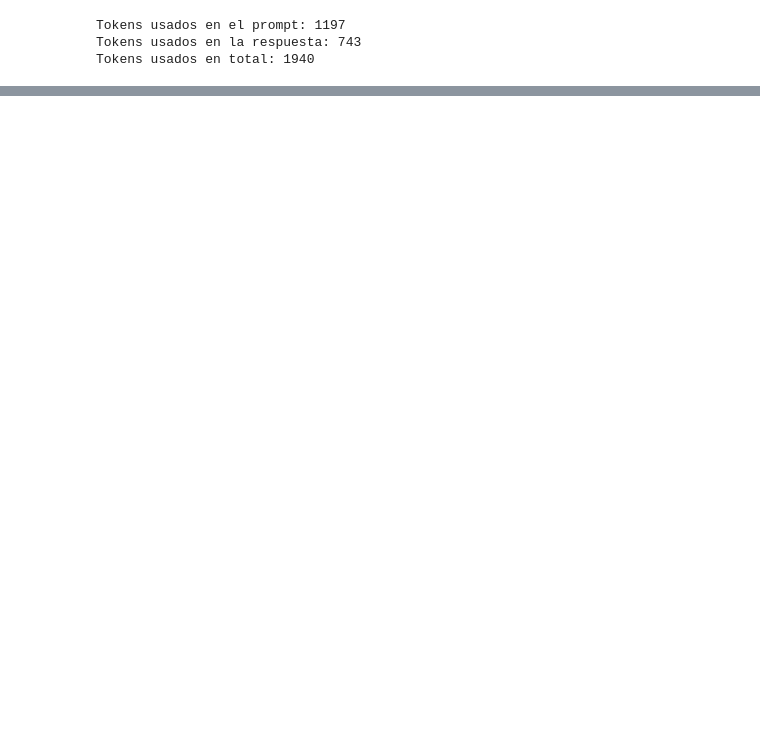
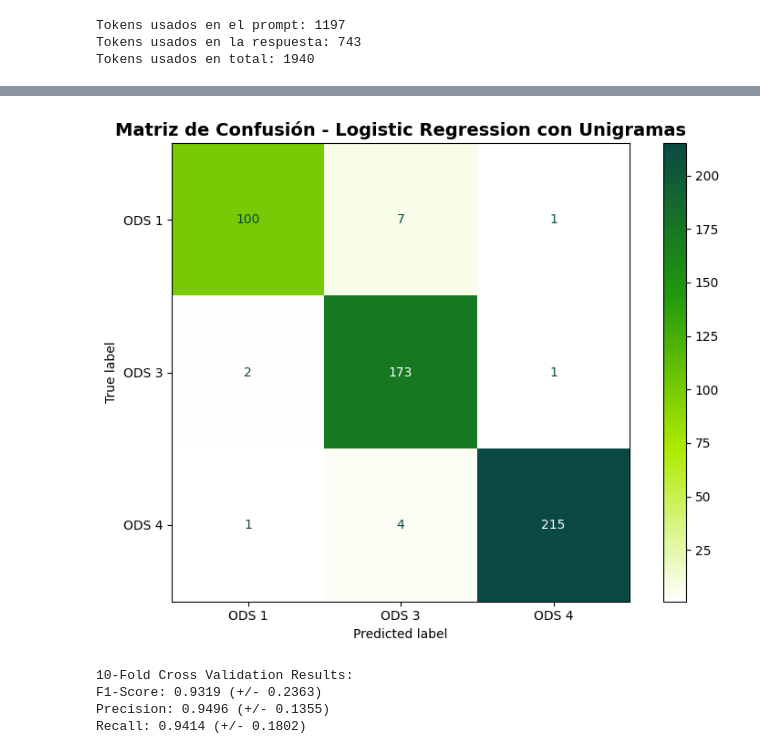
Before and after one commit to BILabsAndProjects/Proyecto1, a Jupyter notebook: proyecto_etapa2.ipynb, the cells around one changed output, grey strips where cells are left out. Saved outputs shown, nothing was run; the diff lists cells and outputs as text; code cells hidden in the pictures; blank space fills up the shorter version.

```diff
--- a/proyecto_etapa2.ipynb
+++ b/proyecto_etapa2.ipynb
@@ -670,0 +748,13 @@ plt.show()
+# %%
+vectorizer_ngram = CountVectorizer(ngram_range=(1,1))
+X_train_vec = vectorizer_ngram.fit_transform(X_train.fillna(""))
+X_val_vec = vectorizer_ngram.transform(X_val.fillna(""))
+X_test_vec = vectorizer_ngram.transform(X_test.fillna(""))
+
+# Entrenamiento
+best_model = LogisticRegression(max_iter=1000, random_state=42)
+best_model.fit(X_train_vec, y_train)
+
+# Validación
+y_val_preds = best_model.predict(X_val_vec)
+print(classification_report(y_val, y_val_preds))
@@ -671 +771,40 @@ plt.show()
+# %%
+
+from matplotlib.colors import LinearSegmentedColormap
+
+# Crear colormap personalizado con los colores especificados que se usan en la ppt
+colors = ['#FFFFFF', '#AEEA00', '#219A0B', '#0B4944']
+custom_cmap = LinearSegmentedColormap.from_list('custom', colors, N=256)
+
+cm = confusion_matrix(y_val, y_val_preds)
+
+# Visualización 1: Usando ConfusionMatrixDisplay de sklearn
+fig, ax = plt.subplots(figsize=(8, 6))
+disp = ConfusionMatrixDisplay(
+    confusion_matrix=cm, display_labels=["ODS 1", "ODS 3", "ODS 4"]
+)
+disp.plot(cmap=custom_cmap, values_format="d", ax=ax)
+plt.title(
+    "Matriz de Confusión - Logistic Regression con Unigramas",
+    fontsize=14,
+    fontweight="bold",
+)
+plt.tight_layout()
+plt.show()
+# %% [output]
+[figure, added]
+# %%
+cv_scores_f1 = cross_val_score(best_model, X_train_vec, y_train, cv=10, scoring='f1_macro')
+cv_scores_precision = cross_val_score(best_model, X_train_vec, y_train, cv=10, scoring='precision_macro')
+cv_scores_recall = cross_val_score(best_model, X_train_vec, y_train, cv=10, scoring='recall_macro')
+
+print("10-Fold Cross Validation Results:")
+print(f"F1-Score: {cv_scores_f1.mean():.4f} (+/- {cv_scores_f1.std() * 2:.4f})")
+print(f"Precision: {cv_scores_precision.mean():.4f} (+/- {cv_scores_precision.std() * 2:.4f})")
+print(f"Recall: {cv_scores_recall.mean():.4f} (+/- {cv_scores_recall.std() * 2:.4f})")
+# %% [output]
+10-Fold Cross Validation Results:
+F1-Score: 0.9319 (+/- 0.2363)
+Precision: 0.9496 (+/- 0.1355)
+Recall: 0.9414 (+/- 0.1802)
 # %%
```
Also changed, not shown: parts of 28 cells of this notebook, 2 other files.
